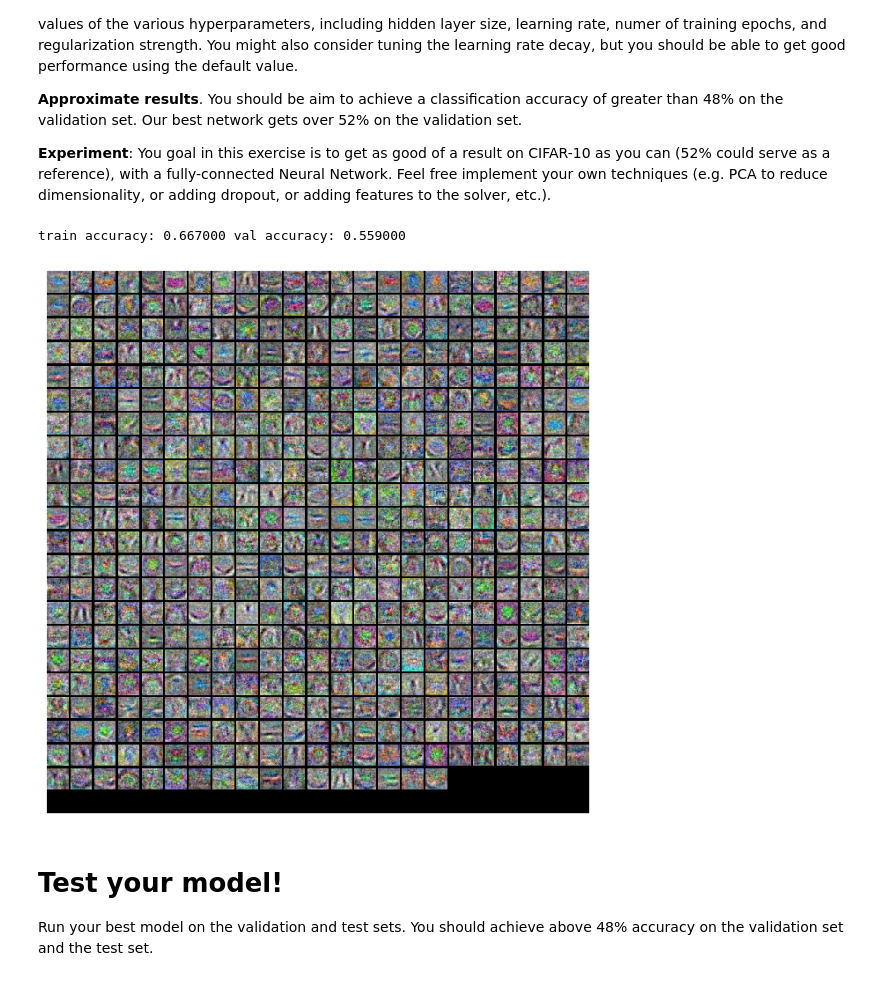
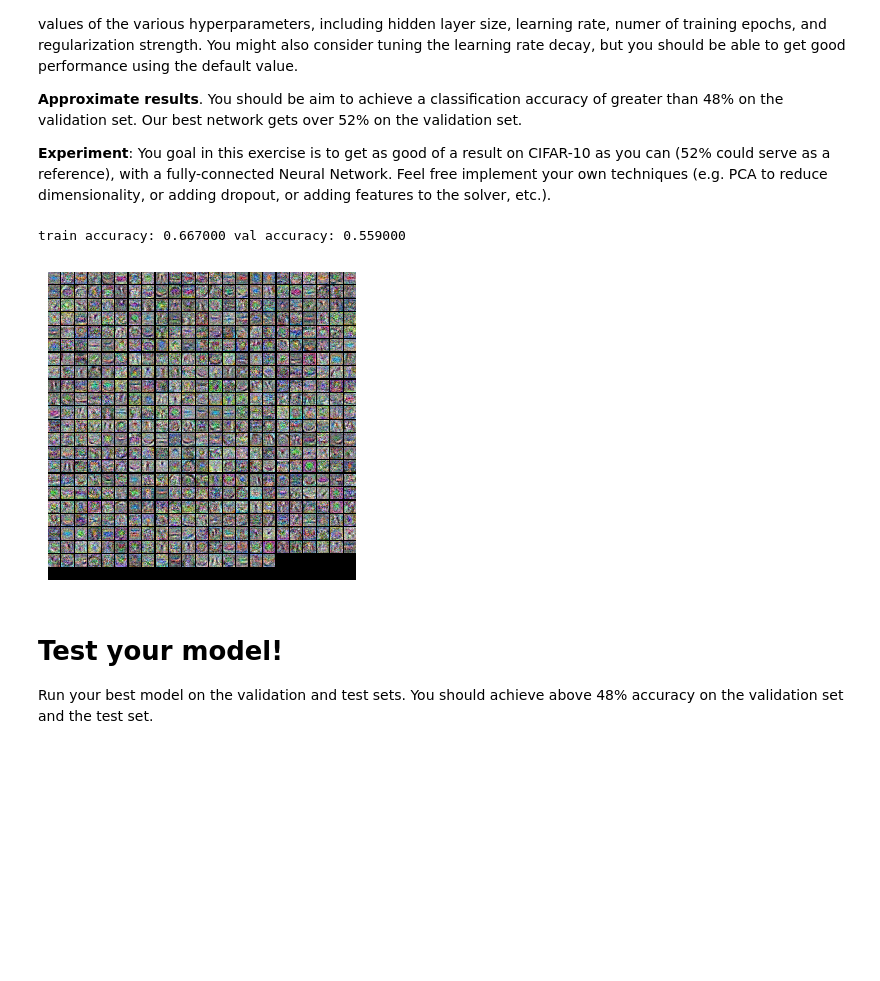
Before and after one commit to ShlomiBenShitrit/computer-vision-hw1, a Jupyter notebook: two_layer_net.ipynb, the cells around one changed output. Cells and saved outputs as stored; diff of their text form; code cells hidden in the pictures; blank space fills up the shorter version.

Commit message:
Q3: smaller weights figure to fit the VPL file size limit

```diff
--- a/two_layer_net.ipynb
+++ b/two_layer_net.ipynb
@@ -475,34 +475,36 @@ if RUN_SEARCH:
         for lr in [5e-4, 1e-3]:
             for reg in [0.1, 0.5]:
                 _, s = train_two_layer_net(hidden_size, lr, reg, 10)
                 report('grid: hidden %d, lr %.0e, reg %.1f'
                        % (hidden_size, lr, reg), s)
     # 2. Random search
     rng = np.random.RandomState(42)
     for trial in range(12):
         hidden_size = int(rng.choice([200, 300, 500]))
         lr = 10 ** rng.uniform(np.log10(3e-4), np.log10(2e-3))
         reg = 10 ** rng.uniform(np.log10(0.01), np.log10(1.0))
         num_epochs = int(rng.choice([10, 15, 20]))
         _, s = train_two_layer_net(hidden_size, lr, reg, num_epochs, seed=trial)
         report('random: hidden %d, lr %.2e, reg %.3f, epochs %d'
                % (hidden_size, lr, reg, num_epochs), s)
     # 3. Stronger regularization
     for lr in [1e-3, 1.5e-3]:
         for reg in [0.3, 0.5, 1.0]:
             _, s = train_two_layer_net(500, lr, reg, 20)
             report('regularization: hidden 500, lr %.1e, reg %.1f' % (lr, reg), s)
 
 best_model, solver = train_two_layer_net(500, 1e-3, 0.5, 20)
 print('train accuracy: %f val accuracy: %f' % (
     solver.train_acc_history[-1], solver.best_val_acc))
+# Smaller figure: with 500 neurons the full-size image is over 1 MB
+plt.figure(figsize=(4, 4))
 show_net_weights(best_model)
 ################################################################################
 #                              END OF YOUR CODE                                #
 ################################################################################
 # %% [output]
 train accuracy: 0.667000 val accuracy: 0.559000
-[figure, old version]
+[figure, new version]
 # %% [markdown]
 # Test your model!
 Run your best model on the validation and test sets. You should achieve above 48% accuracy on the validation set and the test set.
```
